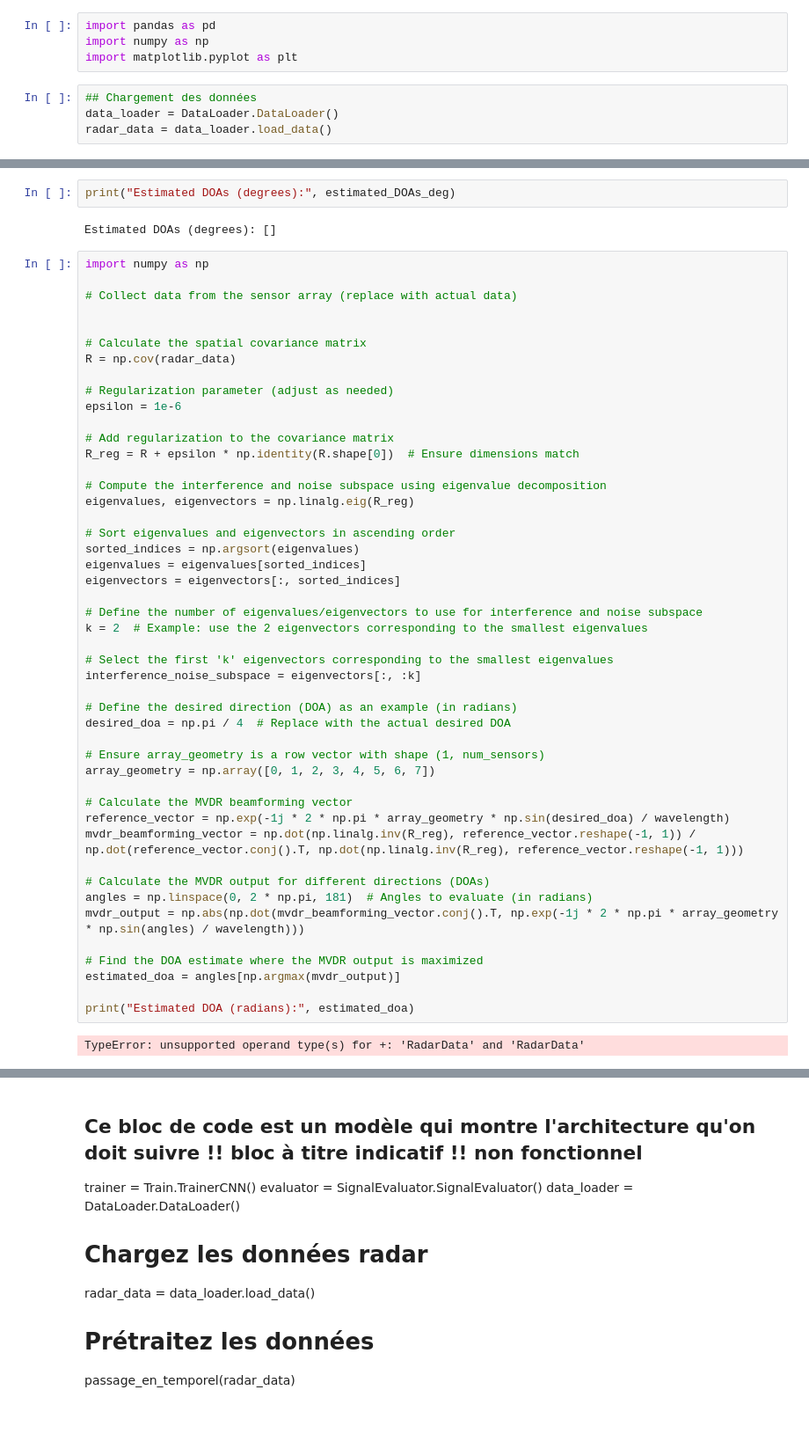
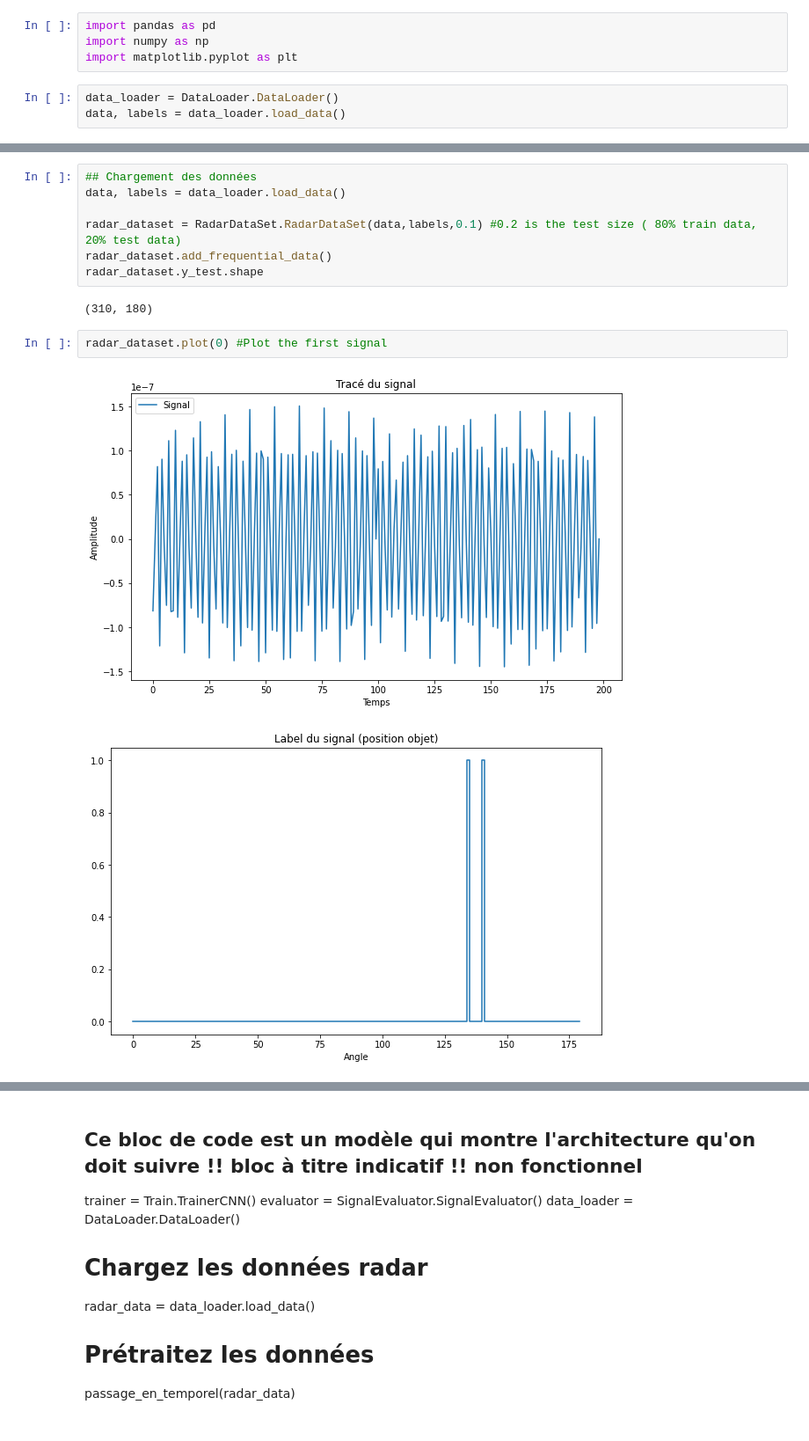
Before and after one commit to Littleyns/ProjetRadarIA, a Jupyter notebook: MainRadar.ipynb, the cells around one changed output, grey strips where cells are left out. Shown at 88% size. Cells and saved outputs as stored; diff of their text form.

```diff
--- a/MainRadar.ipynb
+++ b/MainRadar.ipynb
@@ -14,6 +12,5 @@ import pandas as pd
 import numpy as np
 import matplotlib.pyplot as plt
 # %%
-## Chargement des données
 data_loader = DataLoader.DataLoader()
-radar_data = data_loader.load_data()
+data, labels = data_loader.load_data()
@@ -381,53 +17,14 @@ DOA Estimate 2: 91.0 degrees, MUSIC Spectrum: 0.004936465414814378
-# %%
-print("Estimated DOAs (degrees):", estimated_DOAs_deg)
-# %% [output]
-Estimated DOAs (degrees): []
-# %%
-import numpy as np
-
-# Collect data from the sensor array (replace with actual data)
-
-
-# Calculate the spatial covariance matrix
-R = np.cov(radar_data)
-
-# Regularization parameter (adjust as needed)
-epsilon = 1e-6
-
-# Add regularization to the covariance matrix
-R_reg = R + epsilon * np.identity(R.shape[0])  # Ensure dimensions match
-
-# Compute the interference and noise subspace using eigenvalue decomposition
-eigenvalues, eigenvectors = np.linalg.eig(R_reg)
-
-# Sort eigenvalues and eigenvectors in ascending order
-sorted_indices = np.argsort(eigenvalues)
-eigenvalues = eigenvalues[sorted_indices]
-eigenvectors = eigenvectors[:, sorted_indices]
-
-# Define the number of eigenvalues/eigenvectors to use for interference and noise subspace
-k = 2  # Example: use the 2 eigenvectors corresponding to the smallest eigenvalues
-
-# Select the first 'k' eigenvectors corresponding to the smallest eigenvalues
-interference_noise_subspace = eigenvectors[:, :k]
-
-# Define the desired direction (DOA) as an example (in radians)
-desired_doa = np.pi / 4  # Replace with the actual desired DOA
-
-# Ensure array_geometry is a row vector with shape (1, num_sensors)
-array_geometry = np.array([0, 1, 2, 3, 4, 5, 6, 7])
-
-# Calculate the MVDR beamforming vector
-reference_vector = np.exp(-1j * 2 * np.pi * array_geometry * np.sin(desired_doa) / wavelength)
-mvdr_beamforming_vector = np.dot(np.linalg.inv(R_reg), reference_vector.reshape(-1, 1)) / np.dot(reference_vector.conj().T, np.dot(np.linalg.inv(R_reg), reference_vector.reshape(-1, 1)))
-
-# Calculate the MVDR output for different directions (DOAs)
-angles = np.linspace(0, 2 * np.pi, 181)  # Angles to evaluate (in radians)
-mvdr_output = np.abs(np.dot(mvdr_beamforming_vector.conj().T, np.exp(-1j * 2 * np.pi * array_geometry * np.sin(angles) / wavelength)))
-
-# Find the DOA estimate where the MVDR output is maximized
-estimated_doa = angles[np.argmax(mvdr_output)]
-
-print("Estimated DOA (radians):", estimated_doa)
-# %% [output]
-TypeError: unsupported operand type(s) for +: 'RadarData' and 'RadarData'
+# %%
+## Chargement des données
+data, labels = data_loader.load_data()
+
+radar_dataset = RadarDataSet.RadarDataSet(data,labels,0.1) #0.2 is the test size ( 80% train data, 20% test data)
+radar_dataset.add_frequential_data()
+radar_dataset.y_test.shape
+# %% [output]
+(310, 180)
+# %%
+radar_dataset.plot(0) #Plot the first signal
+# %% [output]
+[figure, added]
+[figure, added]
```
Also changed, not shown: parts of 17 cells of this notebook, 11 other files.
